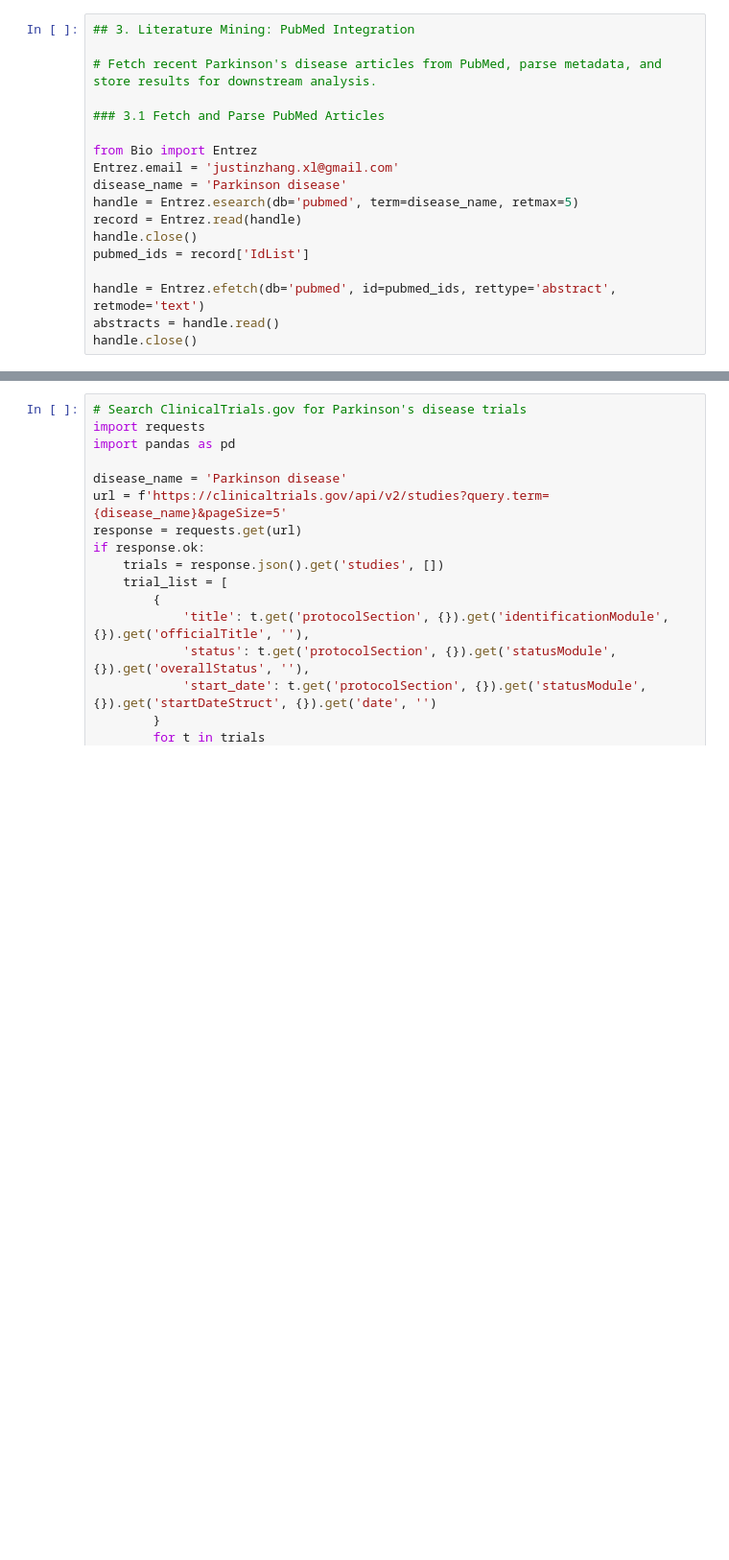
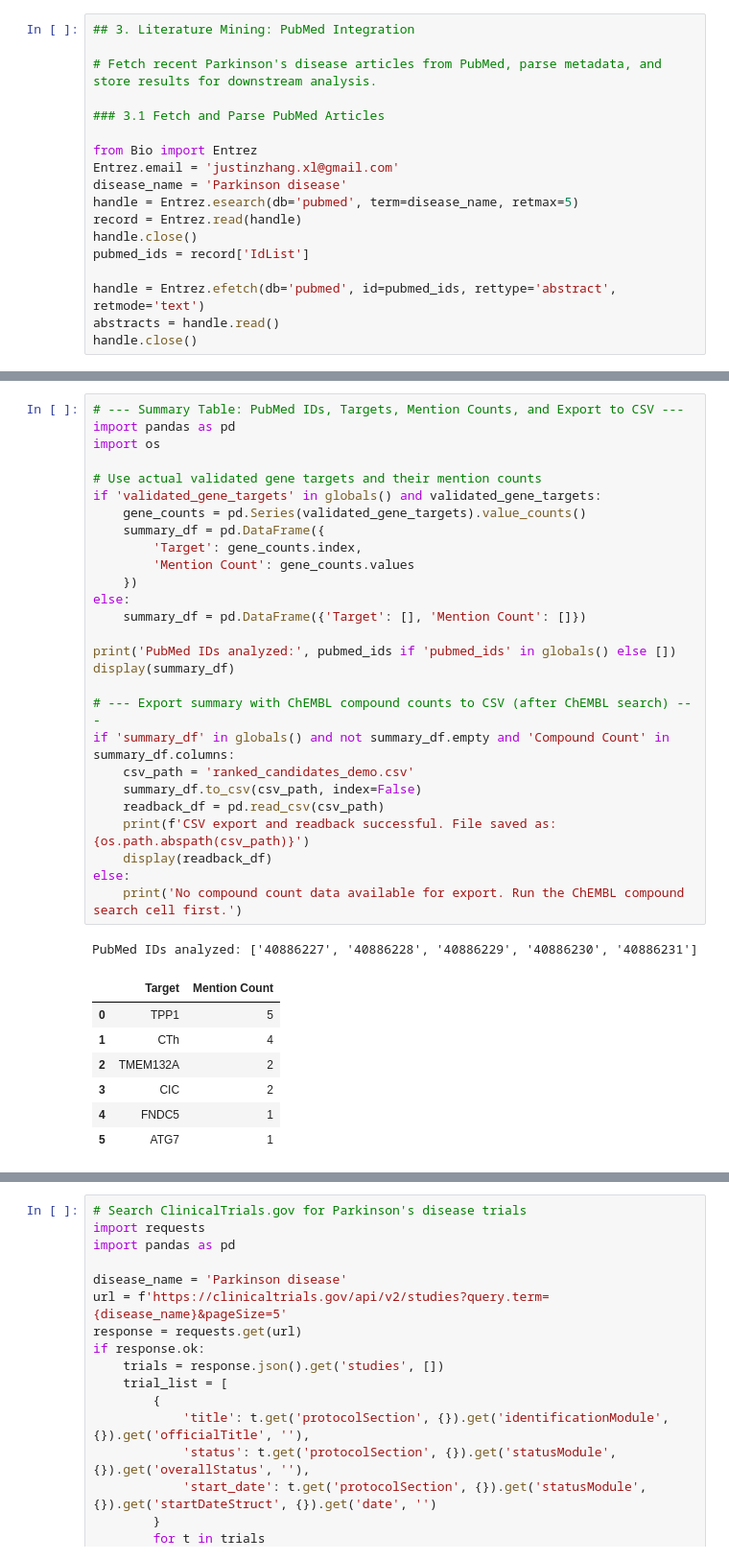
Before and after one commit to justin-mbca/drug-discovery-ai, a Jupyter notebook: demo_workflow.ipynb, the cells around one changed output, grey strips where cells are left out. Shown at 96% size. Cells and saved outputs as stored; diff of their text form; blank space fills up the shorter version.

```diff
--- a/demo_workflow.ipynb
+++ b/demo_workflow.ipynb
@@ -133,3 +159,39 @@ Count: 2
+# %%
+# --- Summary Table: PubMed IDs, Targets, Mention Counts, and Export to CSV ---
+import pandas as pd
+import os
+
+# Use actual validated gene targets and their mention counts
+if 'validated_gene_targets' in globals() and validated_gene_targets:
+    gene_counts = pd.Series(validated_gene_targets).value_counts()
+    summary_df = pd.DataFrame({
+        'Target': gene_counts.index,
+        'Mention Count': gene_counts.values
+    })
+else:
+    summary_df = pd.DataFrame({'Target': [], 'Mention Count': []})
+
+print('PubMed IDs analyzed:', pubmed_ids if 'pubmed_ids' in globals() else [])
+display(summary_df)
+
+# --- Export summary with ChEMBL compound counts to CSV (after ChEMBL search) ---
+if 'summary_df' in globals() and not summary_df.empty and 'Compound Count' in summary_df.columns:
+    csv_path = 'ranked_candidates_demo.csv'
+    summary_df.to_csv(csv_path, index=False)
+    readback_df = pd.read_csv(csv_path)
+    print(f'CSV export and readback successful. File saved as: {os.path.abspath(csv_path)}')
+    display(readback_df)
+else:
+    print('No compound count data available for export. Run the ChEMBL compound search cell first.')
+# %% [output]
+PubMed IDs analyzed: ['40886227', '40886228', '40886229', '40886230', '40886231']
+|  | Target | Mention Count |
+| 0 | TPP1 | 5 |
+| 1 | CTh | 4 |
+| 2 | TMEM132A | 2 |
+| 3 | CIC | 2 |
+| 4 | FNDC5 | 1 |
+| 5 | ATG7 | 1 |
 # %% [markdown]
 ## 4. Clinical Trials Integration
 
```
Also changed, not shown: parts of 11 cells of this notebook.
